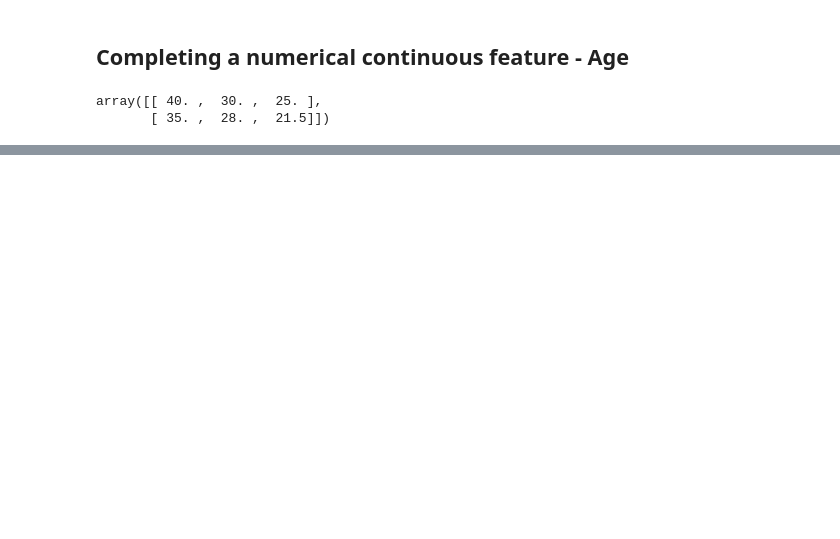
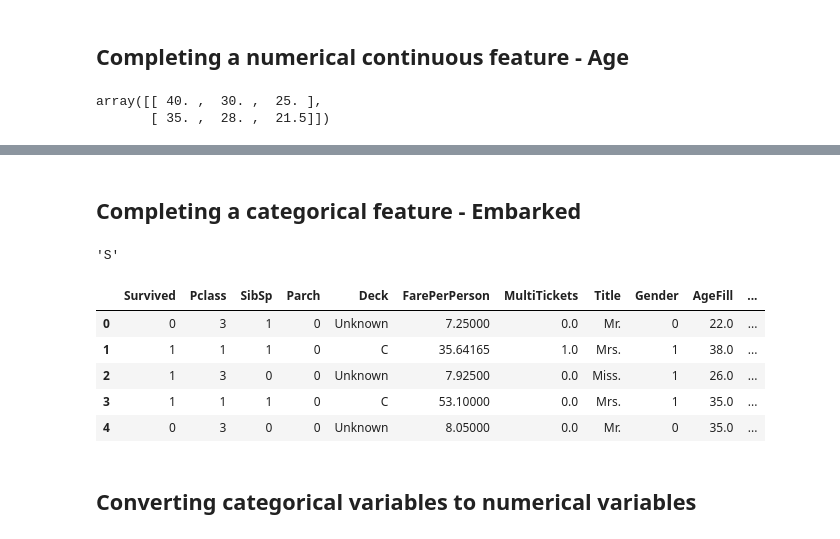
Before and after one commit to sharan-naribole/kaggle-titanic, a Jupyter notebook: Titanic - Ticket Cabin Fare.ipynb, the cells around one changed output, grey strips where cells are left out. Saved outputs shown, nothing was run; the diff lists cells and outputs as text; code cells hidden in the pictures; blank space fills up the shorter version.

```diff
--- a/Titanic - Ticket Cabin Fare.ipynb
+++ b/Titanic - Ticket Cabin Fare.ipynb
@@ -428,0 +430,27 @@ train_df.head()
+# %% [markdown]
+## Completing a categorical feature - Embarked
+# %%
+# With only 2 values missing in Training Data set and 0 in Test Datra Set
+# We simply place the most popular Embarkment port for missing data
+
+popular_embarkment = train_df.Embarked.dropna().mode()[0]
+popular_embarkment
+# %% [output]
+'S'
+# %%
+train_df['EmbarkedFill'] = train_df['Embarked']
+train_df.loc[train_df['Embarked'].isnull(),'EmbarkedFill'] = popular_embarkment
+
+test_df['EmbarkedFill'] = test_df['Embarked']
+train_df = train_df.drop(['Embarked'], axis=1)
+test_df = test_df.drop(['Embarked'], axis=1)
+train_df.head()
+# %% [output]
+|  | Survived | Pclass | SibSp | Parch | Deck | FarePerPerson | MultiTickets | Title | Gender | AgeFill | ... |
+| 0 | 0 | 3 | 1 | 0 | Unknown | 7.25000 | 0.0 | Mr. | 0 | 22.0 | ... |
+| 1 | 1 | 1 | 1 | 0 | C | 35.64165 | 1.0 | Mrs. | 1 | 38.0 | ... |
+| 2 | 1 | 3 | 0 | 0 | Unknown | 7.92500 | 0.0 | Miss. | 1 | 26.0 | ... |
+| 3 | 1 | 1 | 1 | 0 | C | 53.10000 | 0.0 | Mrs. | 1 | 35.0 | ... |
+| 4 | 0 | 3 | 0 | 0 | Unknown | 8.05000 | 0.0 | Mr. | 0 | 35.0 | ... |
+# %% [markdown]
+## Converting categorical variables to numerical variables
```
Also changed, not shown: parts of 8 cells of this notebook.
